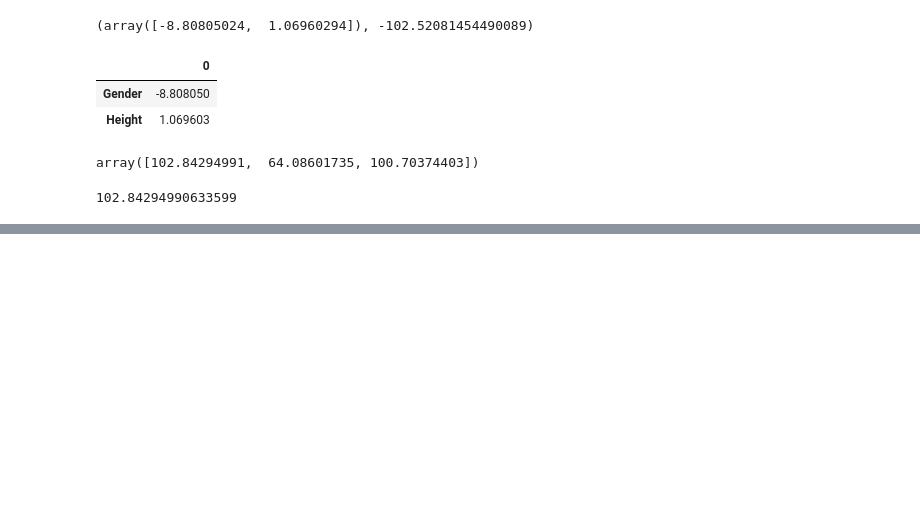
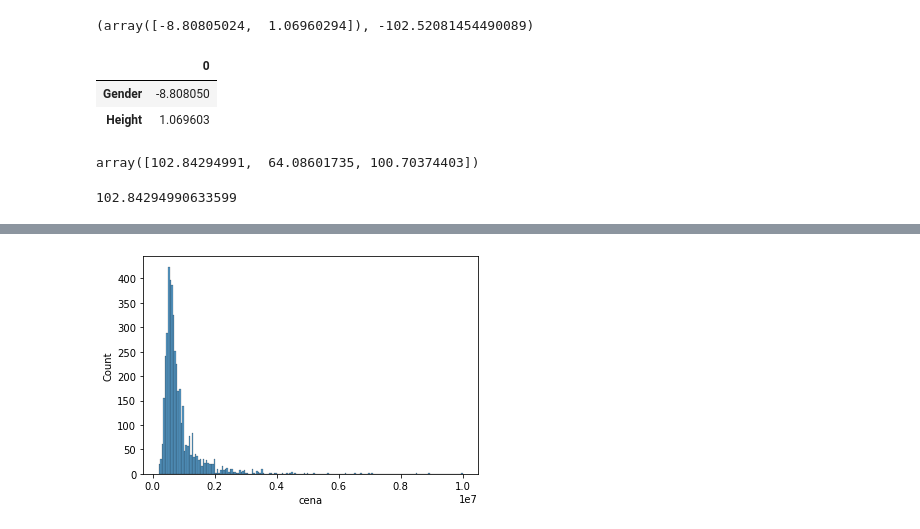
Before and after one commit to marianwitkowski/ML0905, a Jupyter notebook: Dzien01/01-regresja.ipynb, the cells around one changed output, grey strips where cells are left out. Drawn from its saved outputs; the diff is of its cells as text; code cells hidden in the pictures; blank space fills up the shorter version.

```diff
--- a/Dzien01/01-regresja.ipynb
+++ b/Dzien01/01-regresja.ipynb
@@ -363,0 +366,3 @@ model.intercept_ + model.coef_[0]*gender + model.coef_[1]*height
+# %%
+df = pd.read_csv("http://51.91.120.89/extras/otodom.csv")
+df
@@ -363,0 +395,4 @@ model.intercept_ + model.coef_[0]*gender + model.coef_[1]*height
+# %%
+sns.histplot(df.cena);
+# %% [output]
+[figure, added]
```
Also changed, not shown: parts of 22 cells of this notebook.
